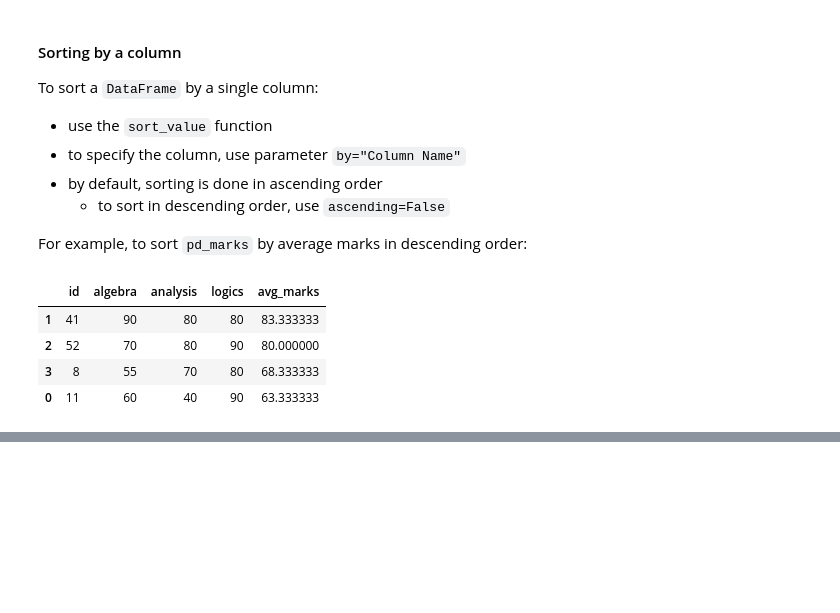
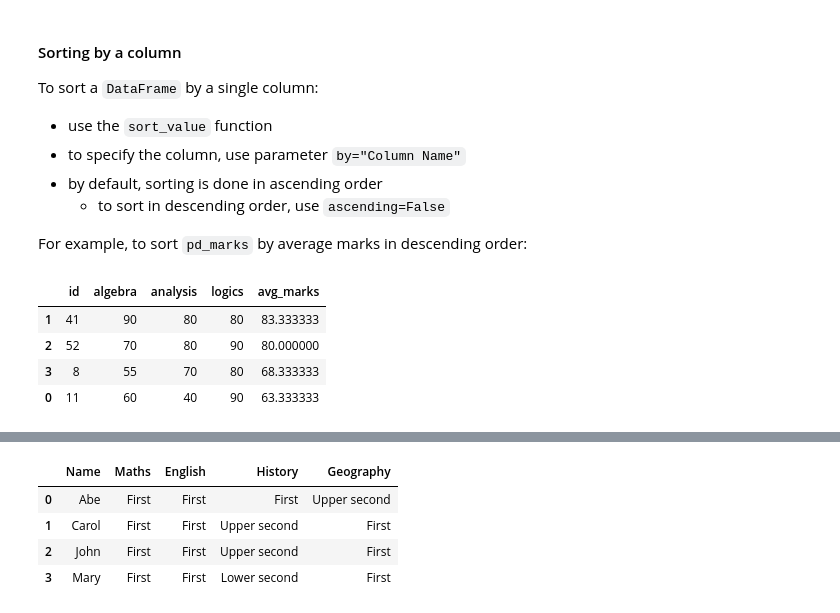
Before and after one commit to F-Badger/l2, a Jupyter notebook: COMP2271 Data Science/Data Cleaning and Analytics.ipynb, the cells around one changed output, grey strips where cells are left out. Cells and saved outputs as stored; diff of their text form; code cells hidden in the pictures; blank space fills up the shorter version.

Commit message:
data science l14

```diff
--- a/COMP2271 Data Science/Data Cleaning and Analytics.ipynb
+++ b/COMP2271 Data Science/Data Cleaning and Analytics.ipynb
@@ -524,0 +732,23 @@ pd_avg_sorted
+# %%
+def mark_to_class(mark):
+    if 70<=mark:
+        return 'First'
+    elif mark in range(60,70):
+        return 'Upper second'
+    elif mark in range(50,60):
+        return 'Lower second'
+    elif mark in range(40,50):
+        return 'Third'
+    else: return 'Fail'
+
+pd_classes = pd_marks.copy() # make a copy of the DataFrame, to leave the original unchanged
+for col in pd_classes.columns[1:]:
+    pd_classes[col] = pd_classes[col].map(mark_to_class)
+
+pd_classes
+# %% [output]
+|  | Name | Maths | English | History | Geography |
+| 0 | Abe | First | First | First | Upper second |
+| 1 | Carol | First | First | Upper second | First |
+| 2 | John | First | First | Upper second | First |
+| 3 | Mary | First | First | Lower second | First |
```
Also changed, not shown: parts of 22 cells of this notebook, 6 other files.
